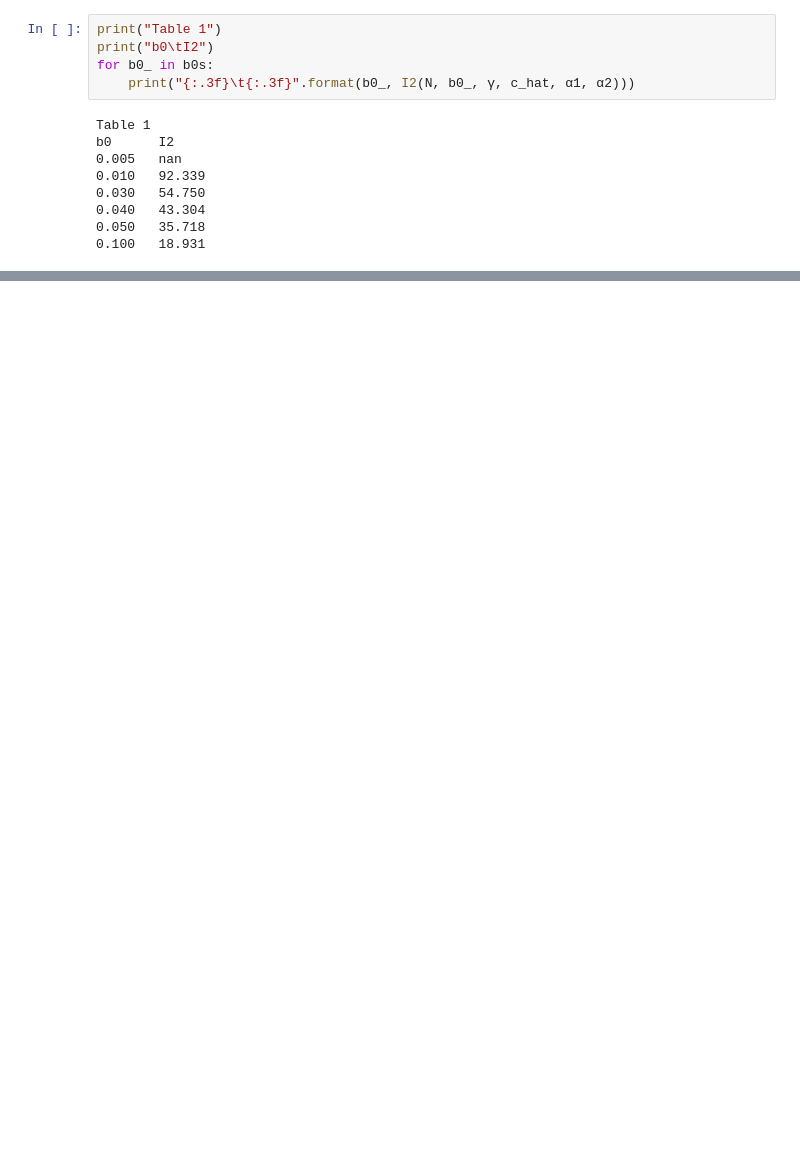
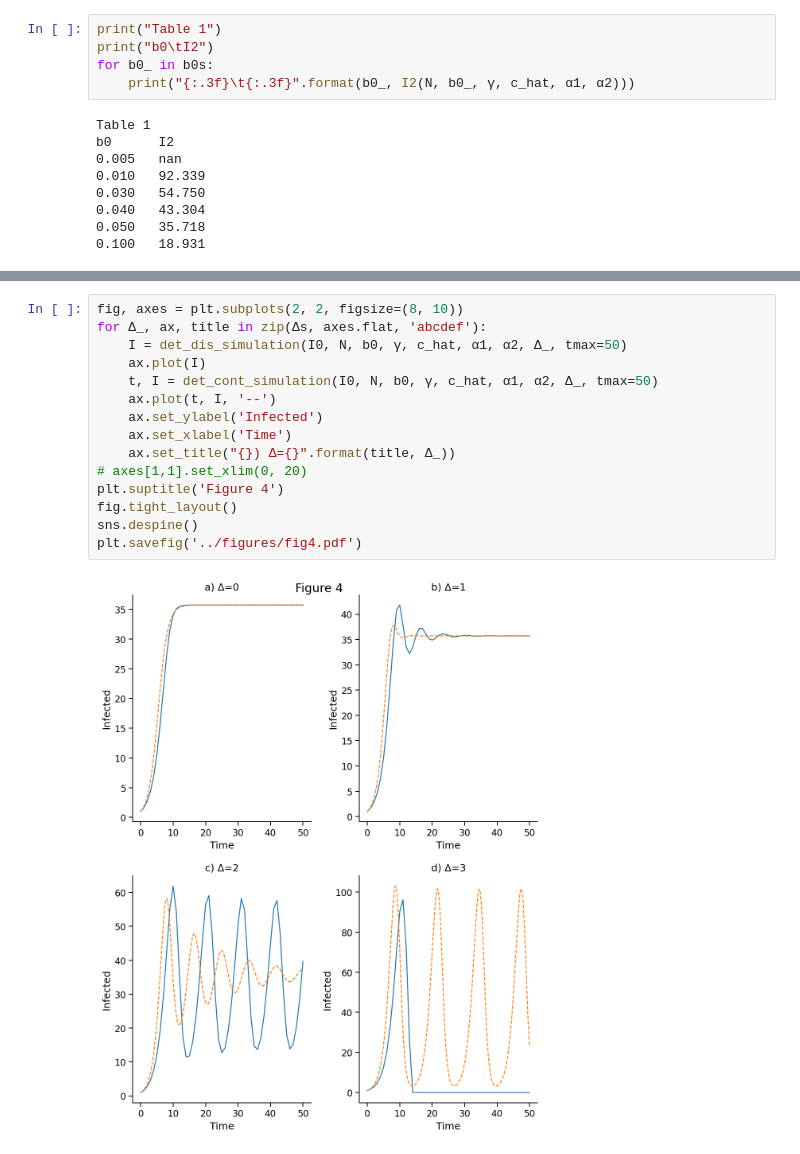
Before and after one commit to yoavram/SanJose, a Jupyter notebook: notebooks/model.ipynb, the cells around one changed output, grey strips where cells are left out. Saved outputs shown, nothing was run; the diff lists cells and outputs as text; blank space fills up the shorter version.

```diff
--- a/notebooks/model.ipynb
+++ b/notebooks/model.ipynb
@@ -233,0 +125,17 @@ plt.suptitle("$\Delta$=2, $I_0$=50");
+# %%
+fig, axes = plt.subplots(2, 2, figsize=(8, 10))
+for Δ_, ax, title in zip(Δs, axes.flat, 'abcdef'):
+    I = det_dis_simulation(I0, N, b0, γ, c_hat, α1, α2, Δ_, tmax=50)
+    ax.plot(I)
+    t, I = det_cont_simulation(I0, N, b0, γ, c_hat, α1, α2, Δ_, tmax=50)
+    ax.plot(t, I, '--')
+    ax.set_ylabel('Infected')
+    ax.set_xlabel('Time')
+    ax.set_title("{}) Δ={}".format(title, Δ_))
+# axes[1,1].set_xlim(0, 20)
+plt.suptitle('Figure 4')
+fig.tight_layout()
+sns.despine()
+plt.savefig('../figures/fig4.pdf')
+# %% [output]
+[figure, added]
```
Also changed, not shown: parts of 48 cells of this notebook.
